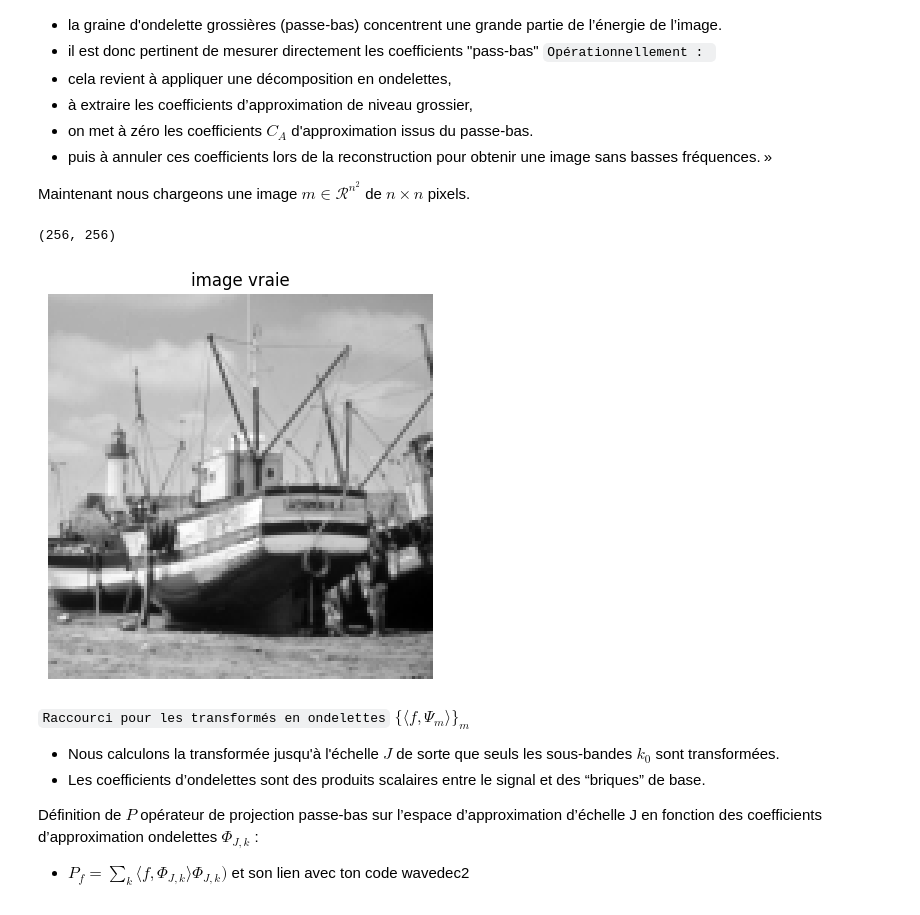
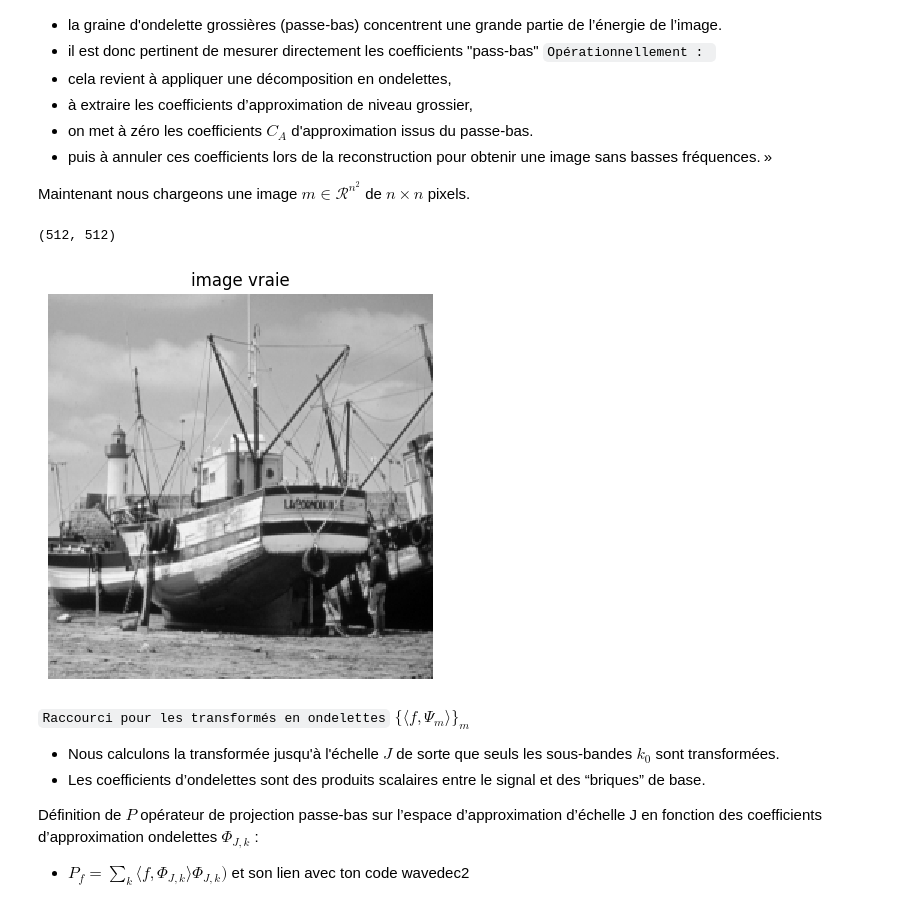
Before and after one commit to Borleo/2_M2_IAFA, a Jupyter notebook: TP_M2IAFA/TP_M2_IMGCMPT/TP23_Imagerie_Computationnelle/4_Sparsity and Redundant Representations/Compressed Sensing of Images/sparsity_2_cs_images.ipynb, the cells around one changed output. Drawn from its saved outputs; the diff is of its cells as text; code cells hidden in the pictures.

```diff
--- a/TP_M2IAFA/TP_M2_IMGCMPT/TP23_Imagerie_Computationnelle/4_Sparsity and Redundant Representations/Compressed Sensing of Images/sparsity_2_cs_images.ipynb
+++ b/TP_M2IAFA/TP_M2_IMGCMPT/TP23_Imagerie_Computationnelle/4_Sparsity and Redundant Representations/Compressed Sensing of Images/sparsity_2_cs_images.ipynb
@@ -83,20 +80,20 @@ Maintenant nous chargeons une image $m \in \mathcal{R}^{n^2}$ de $n \times n$ pi
 # %%
 path= '/Users/asriel/TP_IAFA/M2_IAFA/TP_M2IAFA/TP_M2_IMGCMPT/TP23_Imagerie_Computationnelle/'
 name = path + 'nt_toolbox/data/boat.bmp'
-n = 256
+n = 512
 
 f0 = load_image(name,n)          # f0.shape = (256, 256)
 f0 = (f0 - f0.min()) / (f0.max() - f0.min() + 1e-12)
 print(f0.shape)
 
 from skimage.transform import rescale
 
 f0= rescale(f0, scale=0.5, anti_aliasing=True)   # par ex. moitié moins grand
 plt.figure(figsize=(5, 5))
 imageplot(clamp(f0),'image vraie')
 # %% [output]
-(256, 256)
+(512, 512)
-[figure, old version]
+[figure, new version]
 # %% [markdown]
 `Raccourci pour les transformés en ondelettes` $\{ \langle f, \Psi_m \rangle \}_m$
 - Nous calculons la transformée jusqu'à l'échelle $J$ de sorte que seuls les sous-bandes $k_0$ sont transformées.
```
Also changed, not shown: parts of 25 cells of this notebook.
